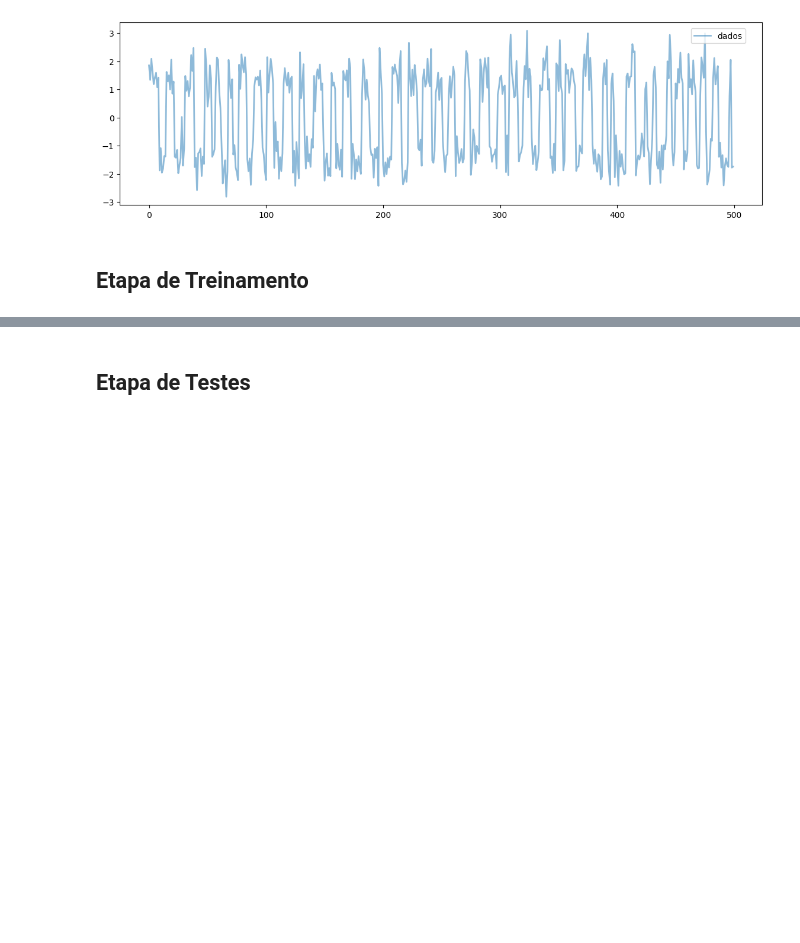
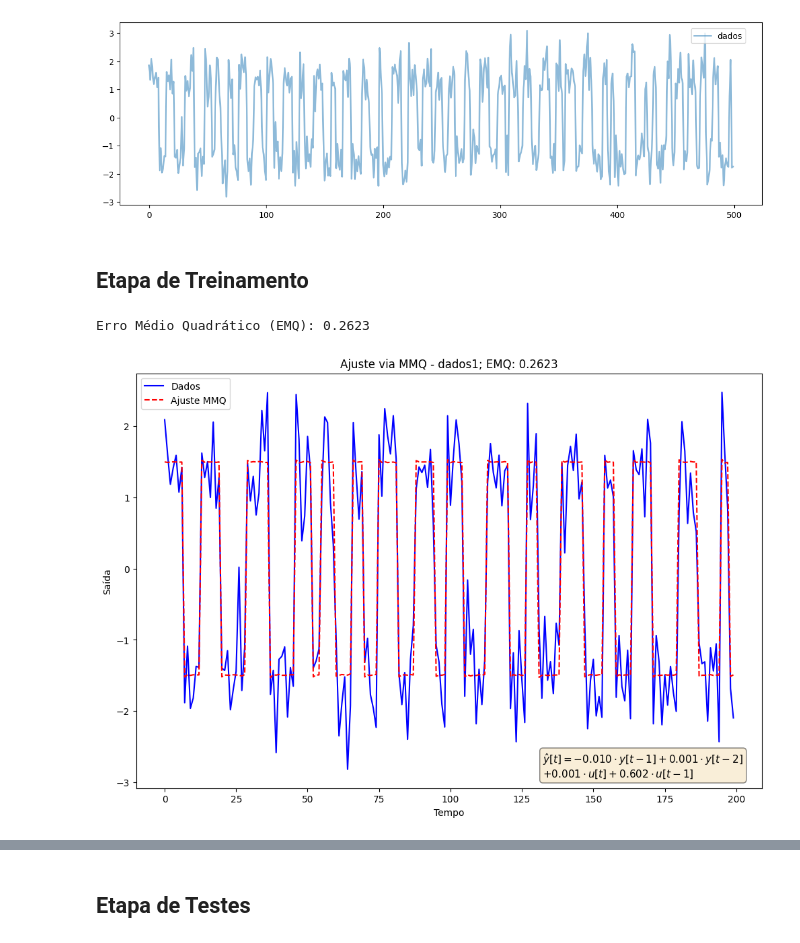
Before and after one commit to DanielMedeiros1/Projeto_MMQ_RBF_CN, a Jupyter notebook: Projeto_U2.ipynb, the cells around one changed output, grey strips where cells are left out. Saved outputs shown, nothing was run; the diff lists cells and outputs as text; code cells hidden in the pictures; blank space fills up the shorter version.

```diff
--- a/Projeto_U2.ipynb
+++ b/Projeto_U2.ipynb
@@ -51,4 +50,38 @@ plt.text(2.5, 2.7, 'EMQ = %.4f' %EMQ)
 #plt.text(2.5, 2, 'STD = %.4f' %STD)
 plt.axis('off')
 plt.show()
+# %%
+#MMQ dados1:
+
+X = np.column_stack([y[1:-1], y[:-2], u[2:], u[1:-1]])
+Y = y[2:]
+N = 200
+
+w_MMQ = np.dot(la.pinv(X), Y)
+
+y_est_MMQ = X @ w_MMQ
+
+EMQ_MMQ = np.mean((Y - y_est_MMQ)** 2)
+print(f"Erro Médio Quadrático (EMQ): {EMQ_MMQ:.4f}")
+
+
+plt.figure(figsize=(12, 8))
+plt.plot(t[0:N], Y[:N], color="blue", label='Dados')
+plt.plot(t[0:N], y_est_MMQ[:N], "--r", label='Ajuste MMQ')
+
+fit_label = (f"$\\hat{{y}}[t] = {w_MMQ[0]:.3f} \cdot y[t-1] + {w_MMQ[1]:.3f} \cdot y[t-2]$\n"
+            f"$+ {w_MMQ[2]:.3f} \cdot u[t] + {w_MMQ[3]:.3f} \cdot u[t-1]$")
+
+plt.text(0.65, 0.02, fit_label, transform=plt.gca().transAxes,
+         fontsize=11, verticalalignment='bottom',
+         bbox=dict(boxstyle="round", facecolor='wheat', alpha=0.5))
+
+plt.xlabel("Tempo")
+plt.ylabel("Saída")
+plt.title(f"Ajuste via MMQ - dados1; EMQ: {EMQ_MMQ:.4f}")
+plt.legend()
+plt.show()
+# %% [output]
+Erro Médio Quadrático (EMQ): 0.2623
+[figure, added]
 # %%
```
Also changed, not shown: parts of 6 cells of this notebook.
